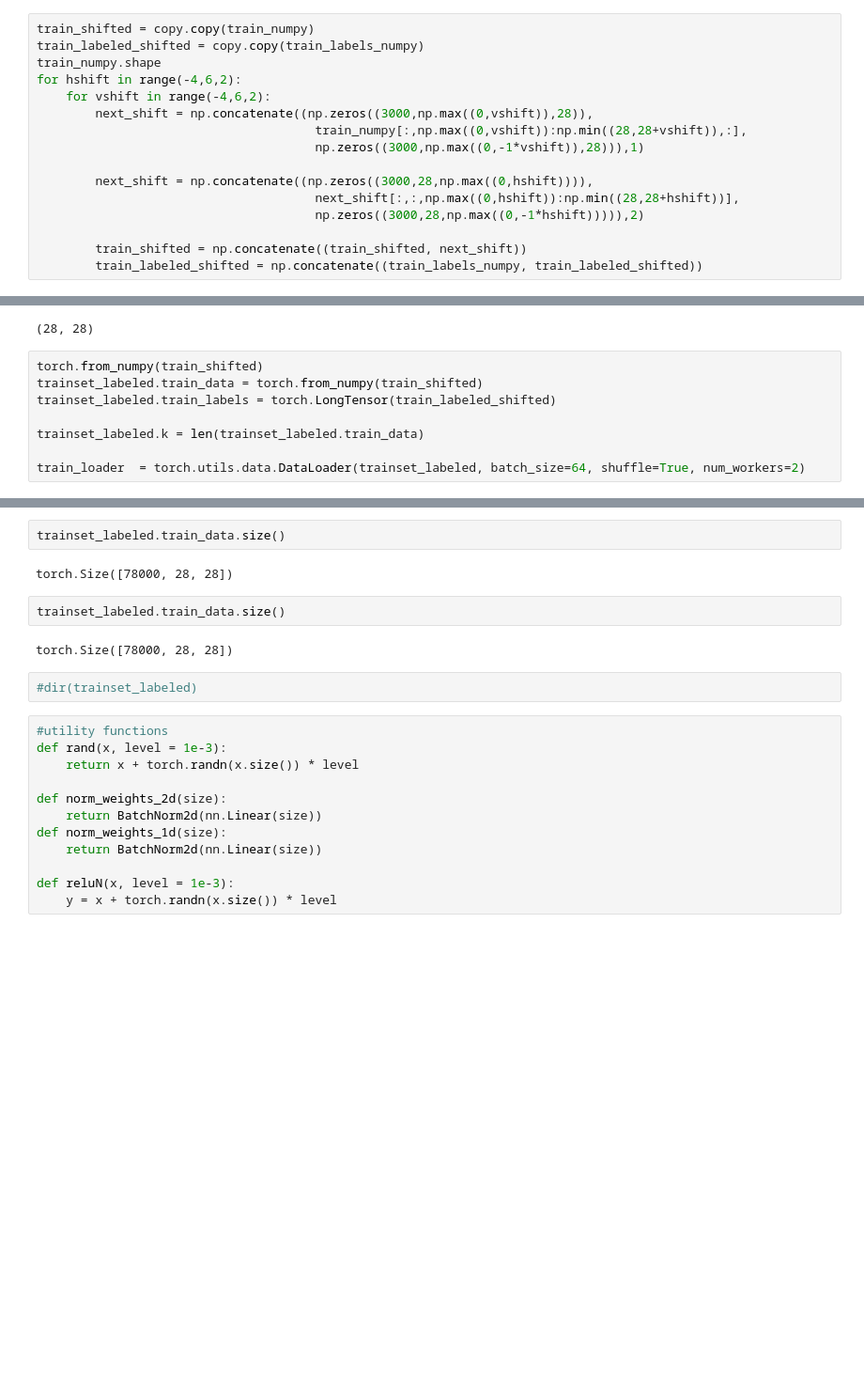
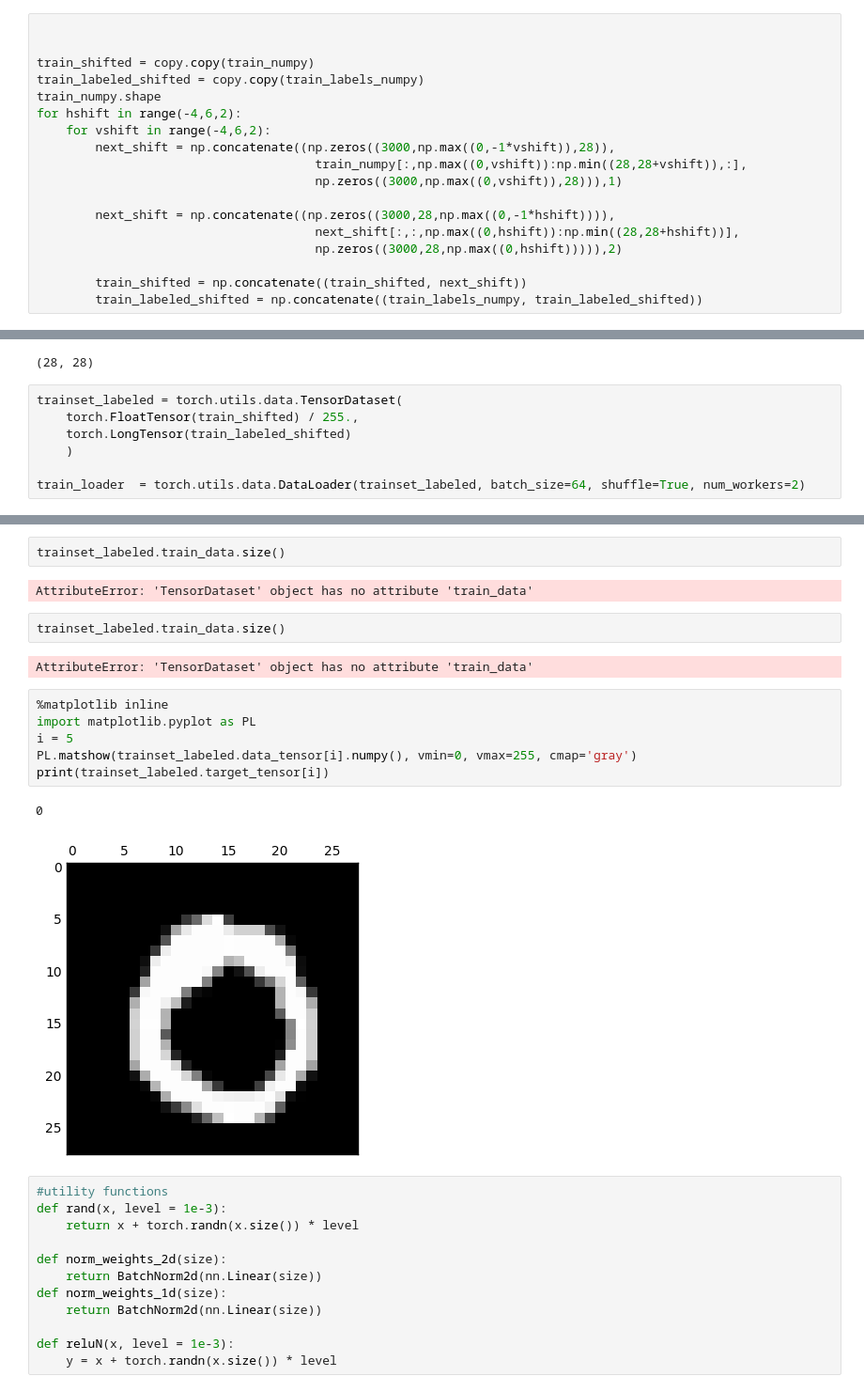
Before and after one commit to raslann/Deep_learning, a Jupyter notebook: hw1/Real_Ladder.ipynb, the cells around one changed output, grey strips where cells are left out. Shown at 94% size. Cells and saved outputs as stored; diff of their text form; blank space fills up the shorter version.

Commit message:
fixed data loader crap

```diff
--- a/hw1/Real_Ladder.ipynb
+++ b/hw1/Real_Ladder.ipynb
@@ -46,16 +58,18 @@ array([[[0, 0, 0, ..., 0, 0, 0],
 # %%
+
+
 train_shifted = copy.copy(train_numpy)
 train_labeled_shifted = copy.copy(train_labels_numpy)
 train_numpy.shape
 for hshift in range(-4,6,2):
     for vshift in range(-4,6,2):
-        next_shift = np.concatenate((np.zeros((3000,np.max((0,vshift)),28)),
+        next_shift = np.concatenate((np.zeros((3000,np.max((0,-1*vshift)),28)),
                                       train_numpy[:,np.max((0,vshift)):np.min((28,28+vshift)),:],
-                                      np.zeros((3000,np.max((0,-1*vshift)),28))),1)
+                                      np.zeros((3000,np.max((0,vshift)),28))),1)
 
-        next_shift = np.concatenate((np.zeros((3000,28,np.max((0,hshift)))),
+        next_shift = np.concatenate((np.zeros((3000,28,np.max((0,-1*hshift)))),
                                       next_shift[:,:,np.max((0,hshift)):np.min((28,28+hshift))],
-                                      np.zeros((3000,28,np.max((0,-1*hshift))))),2)
+                                      np.zeros((3000,28,np.max((0,hshift))))),2)
 
         train_shifted = np.concatenate((train_shifted, next_shift))
         train_labeled_shifted = np.concatenate((train_labels_numpy, train_labeled_shifted))
@@ -76,10 +98,9 @@ train_shifted[0].shape
 # %% [output]
 (28, 28)
 # %%
-torch.from_numpy(train_shifted)
-trainset_labeled.train_data = torch.from_numpy(train_shifted)
-trainset_labeled.train_labels = torch.LongTensor(train_labeled_shifted)
-
-trainset_labeled.k = len(trainset_labeled.train_data)
+trainset_labeled = torch.utils.data.TensorDataset(
+    torch.FloatTensor(train_shifted) / 255.,
+    torch.LongTensor(train_labeled_shifted)
+    )
 
 train_loader  = torch.utils.data.DataLoader(trainset_labeled, batch_size=64, shuffle=True, num_workers=2)
@@ -109,13 +131,20 @@ dir(trainset_labeled)
 # %%
 trainset_labeled.train_data.size()
 # %% [output]
-torch.Size([78000, 28, 28])
+AttributeError: 'TensorDataset' object has no attribute 'train_data'
 # %%
 trainset_labeled.train_data.size()
 # %% [output]
-torch.Size([78000, 28, 28])
+AttributeError: 'TensorDataset' object has no attribute 'train_data'
-# %%
-#dir(trainset_labeled)
+# %%
+%matplotlib inline
+import matplotlib.pyplot as PL
+i = 5
+PL.matshow(trainset_labeled.data_tensor[i].numpy(), vmin=0, vmax=255, cmap='gray')
+print(trainset_labeled.target_tensor[i])
+# %% [output]
+0
+[figure, added]
 # %%
 #utility functions
 def rand(x, level = 1e-3):
```
Also changed, not shown: parts of 16 cells of this notebook, 1 other file.
